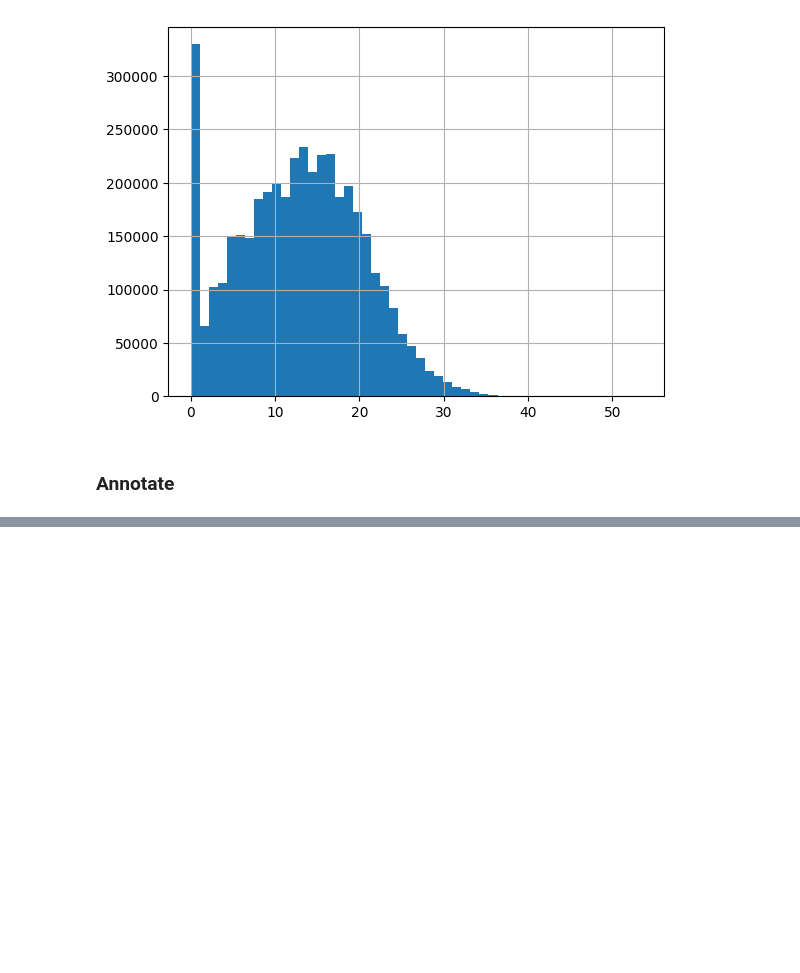
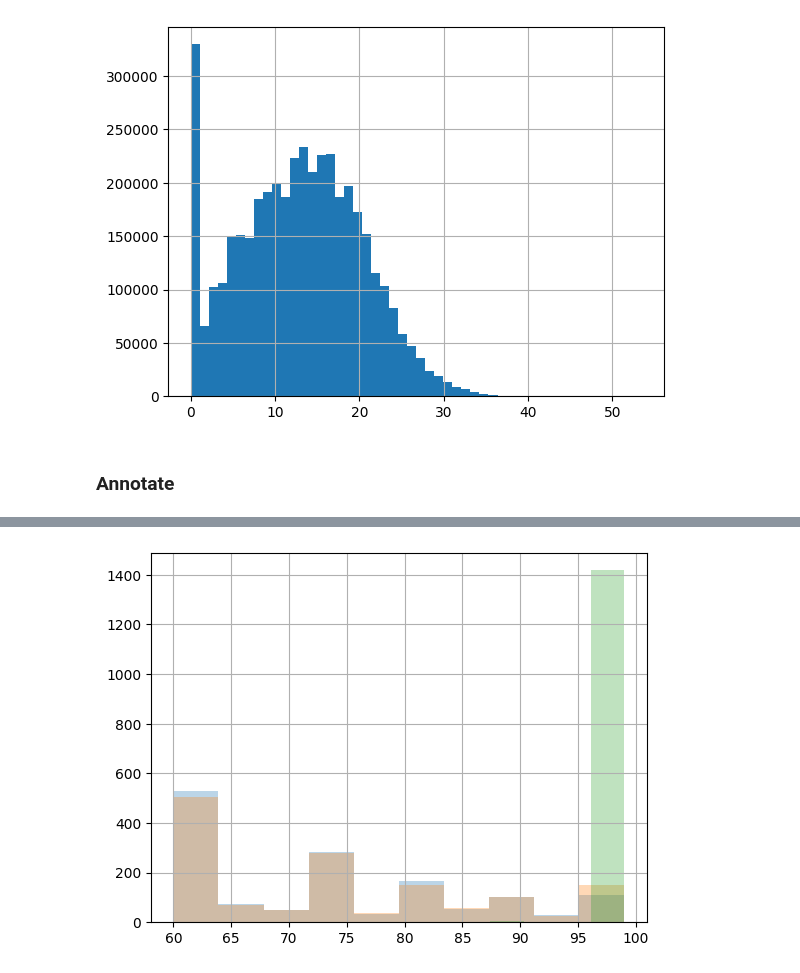
Before and after one commit to mitoclub/AquaSelection, a Jupyter notebook: intersect.ipynb, the cells around one changed output, grey strips where cells are left out. Drawn from its saved outputs; the diff is of its cells as text; code cells hidden in the pictures; blank space fills up the shorter version.

```diff
--- a/intersect.ipynb
+++ b/intersect.ipynb
@@ -622,0 +577,4 @@ AttributeError: 'DataFrame' object has no attribute 'is_low_complex_region'
+# %%
+group_df = pd.DataFrame(zip(samples_lst, ['ctrl'] * 10 + ['nem-shok'] * 10 + ['nem'] * 10),
+             columns=['SAMPLE', 'GROUP'])
+group_df.head()
@@ -622,0 +588,28 @@ AttributeError: 'DataFrame' object has no attribute 'is_low_complex_region'
+# %%
+dnm_data = []
+for i,proband in enumerate(samples_lst[:30], 1):
+    if '71' in proband:
+        continue
+    cur_df = pd.read_parquet(f'./data/interim/cor_results/{proband}.dnm_gatk.ann.parquet')
+    del cur_df['ALLELE']
+    del cur_df['CSQ']
+    # cur_df.columns = cur_df.columns.rename(columns_replacer)
+    cur_df['SAMPLE'] = proband
+    cur_df.rename(columns=lambda x: x.replace(proband, 'proband'), inplace=True)
+    cur_df.rename(columns=lambda x: x.replace(mother, 'mother'), inplace=True)
+    cur_df.rename(columns=lambda x: x.replace(father, 'father'), inplace=True)
+    cur_df.rename(columns=lambda x: x.replace('_ab', '.AB'), inplace=True)
+    for c in ['AD', 'PL']:
+        for s in ['proband', 'mother', 'father']:
+            cur_df[f'{s}.{c}'] = cur_df[f'{s}.{c}'].apply(lambda x: ','.join([str(i) for i in x]))
+    # cur_df['proband.PL']
+    dnm_data.append(cur_df)
+# %%
+df_dnm = pd.concat(dnm_data, ignore_index=True).merge(group_df)
+df_dnm = df_dnm[
+    (~df_dnm.is_low_complex_region) & \
+    (df_dnm['father.GQ'] >= 60) & \
+    (df_dnm['mother.GQ'] >= 60) & \
+    (df_dnm['proband.GQ'] >= 60)
+]
+df_dnm
@@ -622,0 +630,7 @@ AttributeError: 'DataFrame' object has no attribute 'is_low_complex_region'
+# %%
+df_dnm['mother.GQ'].hist(alpha=0.3)
+df_dnm['father.GQ'].hist(alpha=0.3)
+df_dnm['proband.GQ'].hist(alpha=0.3)
+plt.savefig('./figures/dnm_GQ60plus_hist.pdf')
+# %% [output]
+[figure, added]
```
Also changed, not shown: parts of 21 cells of this notebook, 7 other files.
